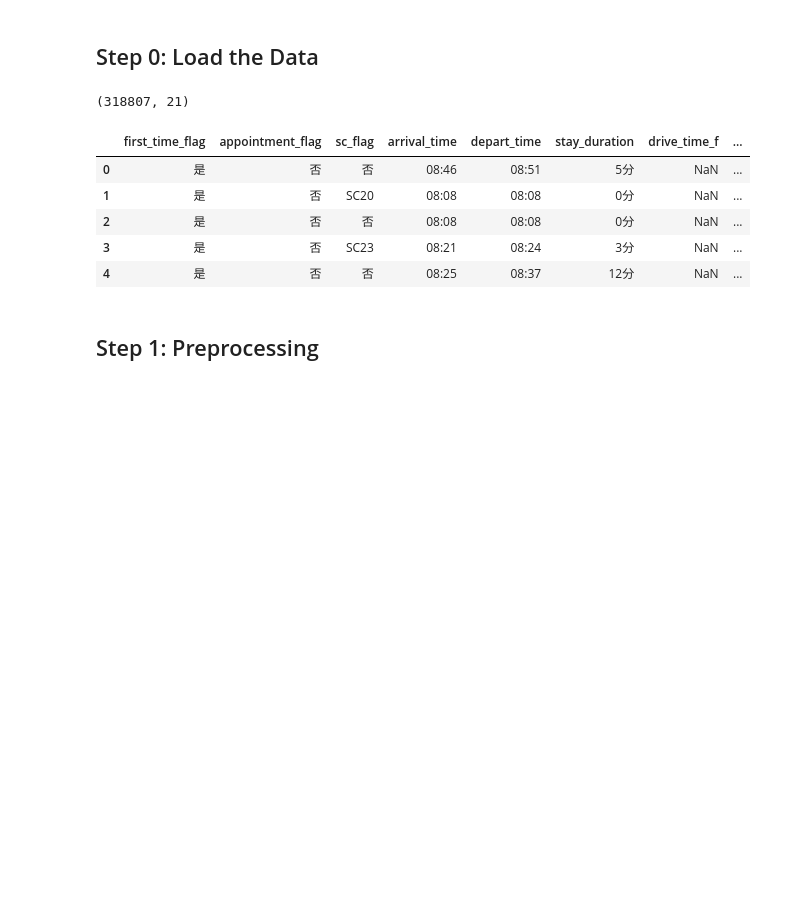
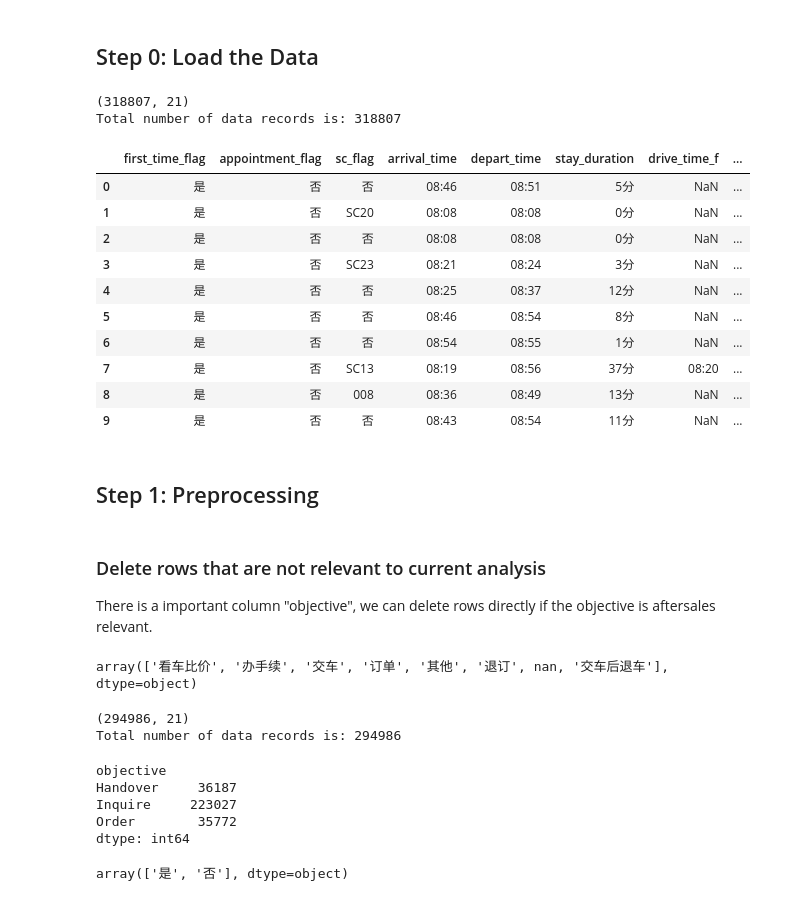
Before and after one commit to wuguangxinchn/DSND_Term2_Customer_Visit_Analysis, a Jupyter notebook: customer_visit_analysis.ipynb, the cells around one changed output. Cells and saved outputs as stored; diff of their text form; code cells hidden in the pictures; blank space fills up the shorter version.

```diff
--- a/customer_visit_analysis.ipynb
+++ b/customer_visit_analysis.ipynb
@@ -10,17 +30,24 @@ import matplotlib.pyplot as plt
 # %%
 data = pd.read_csv('data/visit_history.csv')
 print(data.shape)
+print('Total number of data records is: {}'.format(data.shape[0]))
 # %% [output]
 (318807, 21)
+Total number of data records is: 318807
 # %%
 pd.set_option('display.max_columns', 100)
-data.head()
+data.head(10)
 # %% [output]
 |  | first_time_flag | appointment_flag | sc_flag | arrival_time | depart_time | stay_duration | drive_time_f | ... |
 | 0 | 是 | 否 | 否 | 08:46 | 08:51 | 5分 | NaN | ... |
 | 1 | 是 | 否 | SC20 | 08:08 | 08:08 | 0分 | NaN | ... |
 | 2 | 是 | 否 | 否 | 08:08 | 08:08 | 0分 | NaN | ... |
 | 3 | 是 | 否 | SC23 | 08:21 | 08:24 | 3分 | NaN | ... |
 | 4 | 是 | 否 | 否 | 08:25 | 08:37 | 12分 | NaN | ... |
+| 5 | 是 | 否 | 否 | 08:46 | 08:54 | 8分 | NaN | ... |
+| 6 | 是 | 否 | 否 | 08:54 | 08:55 | 1分 | NaN | ... |
+| 7 | 是 | 否 | SC13 | 08:19 | 08:56 | 37分 | 08:20 | ... |
+| 8 | 是 | 否 | 008 | 08:36 | 08:49 | 13分 | NaN | ... |
+| 9 | 是 | 否 | 否 | 08:43 | 08:54 | 11分 | NaN | ... |
 # %% [markdown]
 ## Step 1: Preprocessing
@@ -26,0 +57,8 @@ data.head()
+# %% [markdown]
+### Delete rows that are not relevant to current analysis
+
+There is a important column "objective", we can delete rows directly if the objective is aftersales relevant.
+# %%
+data.objective.unique()
+# %% [output]
+array(['看车比价', '办手续', '交车', '订单', '其他', '退订', nan, '交车后退车'], dtype=object)
@@ -26,0 +70,18 @@ data.head()
+# %%
+print(data.shape)
+print('Total number of data records is: {}'.format(data.shape[0]))
+# %% [output]
+(294986, 21)
+Total number of data records is: 294986
+# %%
+data.groupby(['objective']).size()
+# %% [output]
+objective
+Handover     36187
+Inquire     223027
+Order        35772
+dtype: int64
+# %%
+data.first_time_flag.unique()
+# %% [output]
+array(['是', '否'], dtype=object)
```
Also changed, not shown: parts of 45 cells of this notebook.
